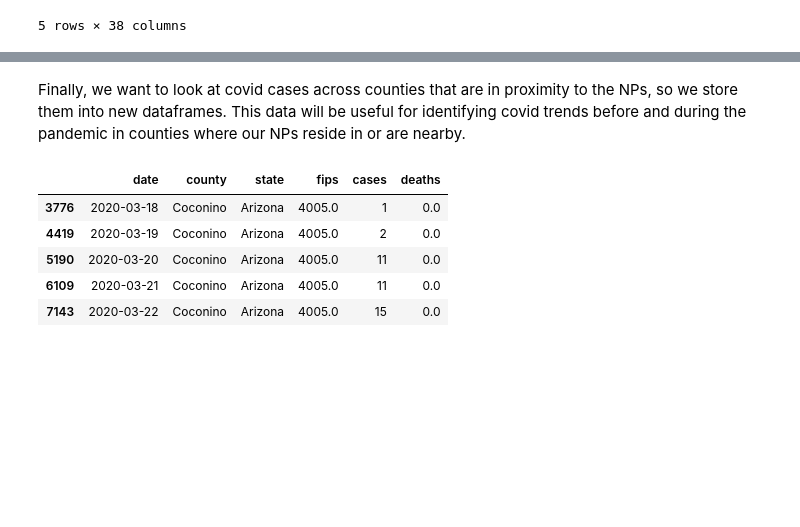
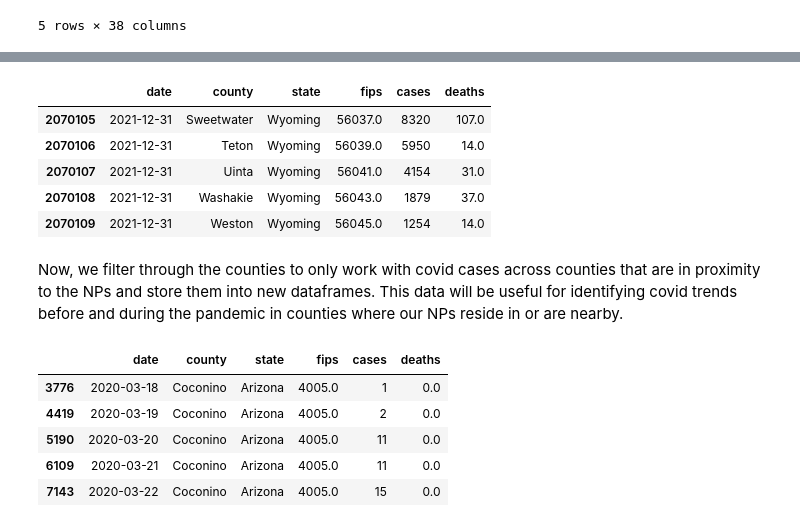
Before and after one commit to mqdhilla/COGS108_Repo, a Jupyter notebook: EDACheckpointGroup043-Wi22.ipynb, the cells around one changed output, grey strips where cells are left out. Saved outputs shown, nothing was run; the diff lists cells and outputs as text; code cells hidden in the pictures; blank space fills up the shorter version.

```diff
--- a/EDACheckpointGroup043-Wi22.ipynb
+++ b/EDACheckpointGroup043-Wi22.ipynb
@@ -324,4 +346,14 @@ intmtn_df.head()
+# %%
+# take a look at the last five observations of the updated covid cases data
+df_covid_cases.tail()
+# %% [output]
+|  | date | county | state | fips | cases | deaths |
+| 2070105 | 2021-12-31 | Sweetwater | Wyoming | 56037.0 | 8320 | 107.0 |
+| 2070106 | 2021-12-31 | Teton | Wyoming | 56039.0 | 5950 | 14.0 |
+| 2070107 | 2021-12-31 | Uinta | Wyoming | 56041.0 | 4154 | 31.0 |
+| 2070108 | 2021-12-31 | Washakie | Wyoming | 56043.0 | 1879 | 37.0 |
+| 2070109 | 2021-12-31 | Weston | Wyoming | 56045.0 | 1254 | 14.0 |
 # %% [markdown]
-Finally, we want to look at covid cases across counties that are in proximity to the NPs, so we store them into new dataframes. This data will be useful for identifying covid trends before and during the pandemic in counties where our NPs reside in or are nearby.
+Now, we filter through the counties to only work with covid cases across counties that are in proximity to the NPs and store them into new dataframes. This data will be useful for identifying covid trends before and during the pandemic in counties where our NPs reside in or are nearby.
 # %%
 # filter out the counties that the NPs are located in/near
```
Also changed, not shown: parts of 16 cells of this notebook.
